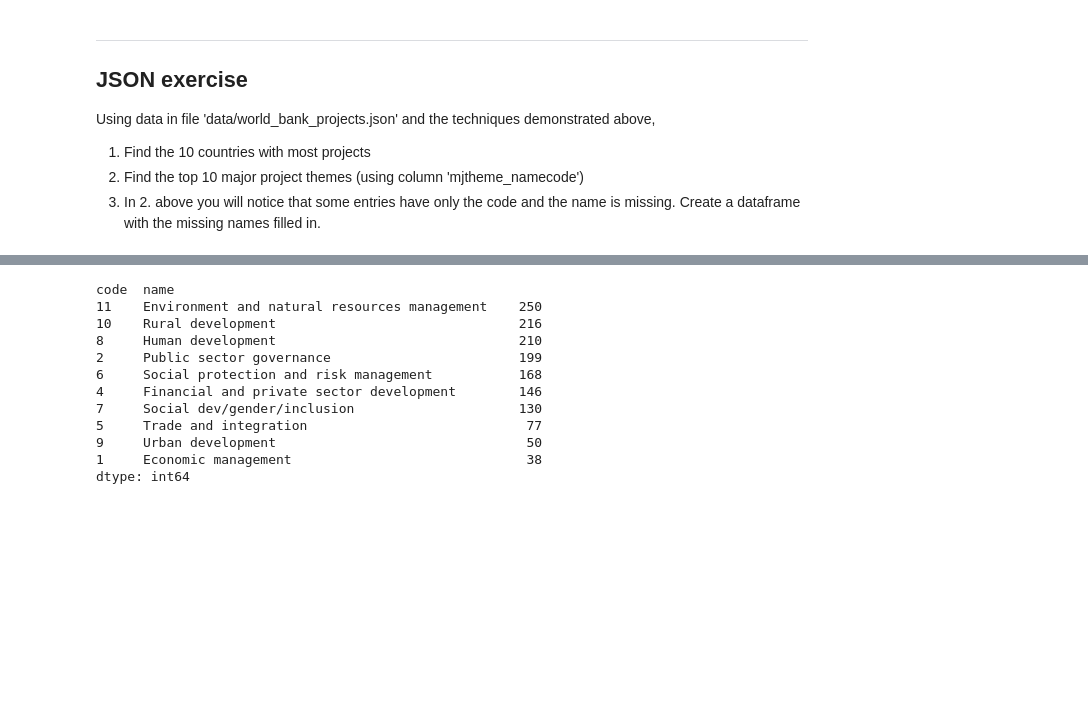
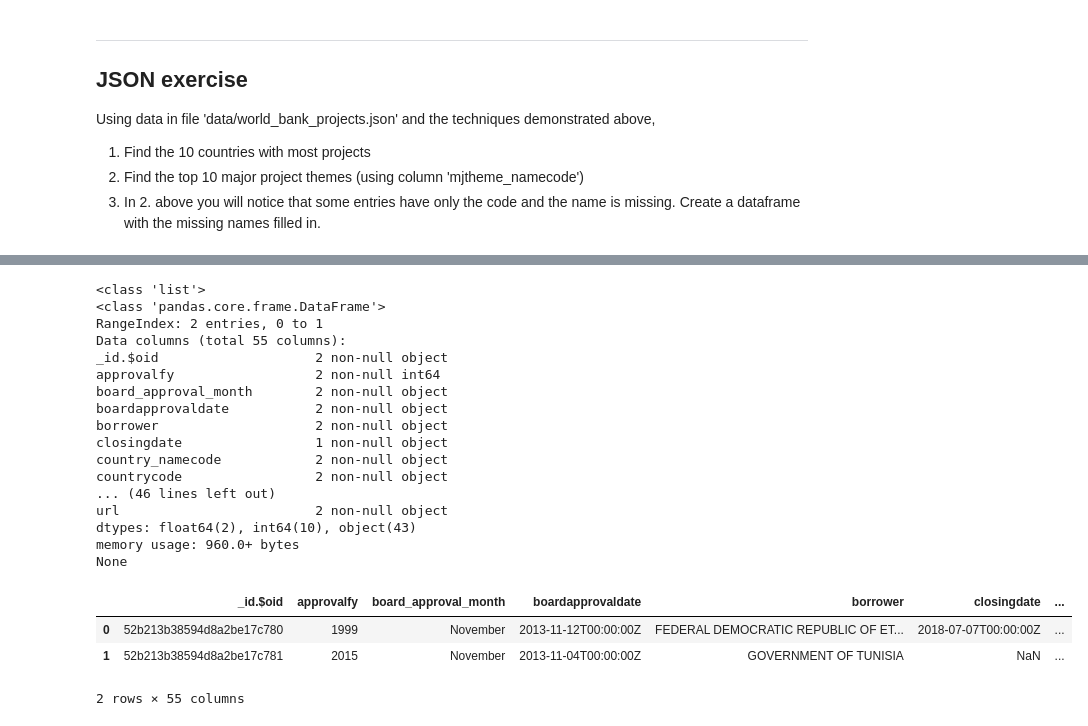
Before and after one commit to yungnien/Springboard, a Jupyter notebook: springboard-aic-mini-projects-public/aic-5_4_3-JSON-mini-project/Mini_Project_Wrangling_Json_Exercise.ipynb, the cells around one changed output, grey strips where cells are left out. Drawn from its saved outputs; the diff is of its cells as text; code cells hidden in the pictures; blank space fills up the shorter version.

```diff
--- a/springboard-aic-mini-projects-public/aic-5_4_3-JSON-mini-project/Mini_Project_Wrangling_Json_Exercise.ipynb
+++ b/springboard-aic-mini-projects-public/aic-5_4_3-JSON-mini-project/Mini_Project_Wrangling_Json_Exercise.ipynb
@@ -139,0 +113,12 @@ Name: code, dtype: int64
+# %%
+# Inspecting the json object
+import numpy as np
+import regex
+
+json_str = json.load(open('data/world_bank_projects.json'))
+df = json_normalize(json_str,
+                   record_path=['mjtheme_namecode'],
+                    meta=['id','countryshortname'],
+                   record_prefix='theme_')
+
+print(df.info())
@@ -140,27 +255,40 @@ Name: code, dtype: int64
 # %%
-#3. In 2. above you will notice that some entries have only the code and the name is missing. Create a dataframe with the missing names filled in.
+# In 2. above you will notice that some entries have only the code and the name is missing.
+# Create a dataframe with the missing names filled in.
 
-data = json.load((open('data/world_bank_projects.json')))
-theme_df = json_normalize(data, 'mjtheme_namecode')
-
-def add_name(df):
-    df['name_'] = df['name'].max()
-    return df
-
-theme_df = theme_df.groupby('code').apply(add_name)
-theme_df['name'] = theme_df['name_']
-theme_df.drop('name_', axis=1)
-theme_df.groupby(['code','name']).size().sort_values(ascending=False).head(10)
+# see above
-# %% [output]
-code  name
-11    Environment and natural resources management    250
-10    Rural development                               216
-8     Human development                               210
-2     Public sector governance                        199
-6     Social protection and risk management           168
-4     Financial and private sector development        146
-7     Social dev/gender/inclusion                     130
-5     Trade and integration                            77
-9     Urban development                                50
-1     Economic management                              38
-dtype: int64
+# %%
+# playing with json_normalize to see if I can load the entire DF with all columns
+import pandas as pd
+import numpy as np
+import json
+from pandas.io.json import json_normalize
+
+
+json_str = json.load(open('data/world_bank_projects_less.json'))
+print(type(json_str))
+df_all = json_normalize(json_str)
+print(df_all.info())
+df_all.head()
+# %% [output]
+<class 'list'>
+<class 'pandas.core.frame.DataFrame'>
+RangeIndex: 2 entries, 0 to 1
+Data columns (total 55 columns):
+_id.$oid                    2 non-null object
+approvalfy                  2 non-null int64
+board_approval_month        2 non-null object
+boardapprovaldate           2 non-null object
+borrower                    2 non-null object
+closingdate                 1 non-null object
+country_namecode            2 non-null object
+countrycode                 2 non-null object
+... (46 lines left out)
+url                         2 non-null object
+dtypes: float64(2), int64(10), object(43)
+memory usage: 960.0+ bytes
+None
+|  | _id.$oid | approvalfy | board_approval_month | boardapprovaldate | borrower | closingdate | ... |
+| 0 | 52b213b38594d8a2be17c780 | 1999 | November | 2013-11-12T00:00:00Z | FEDERAL DEMOCRATIC REPUBLIC OF ET... | 2018-07-07T00:00:00Z | ... |
+| 1 | 52b213b38594d8a2be17c781 | 2015 | November | 2013-11-04T00:00:00Z | GOVERNMENT OF TUNISIA | NaN | ... |
+2 rows × 55 columns
```
Also changed, not shown: parts of 9 cells of this notebook, 1 other file.
